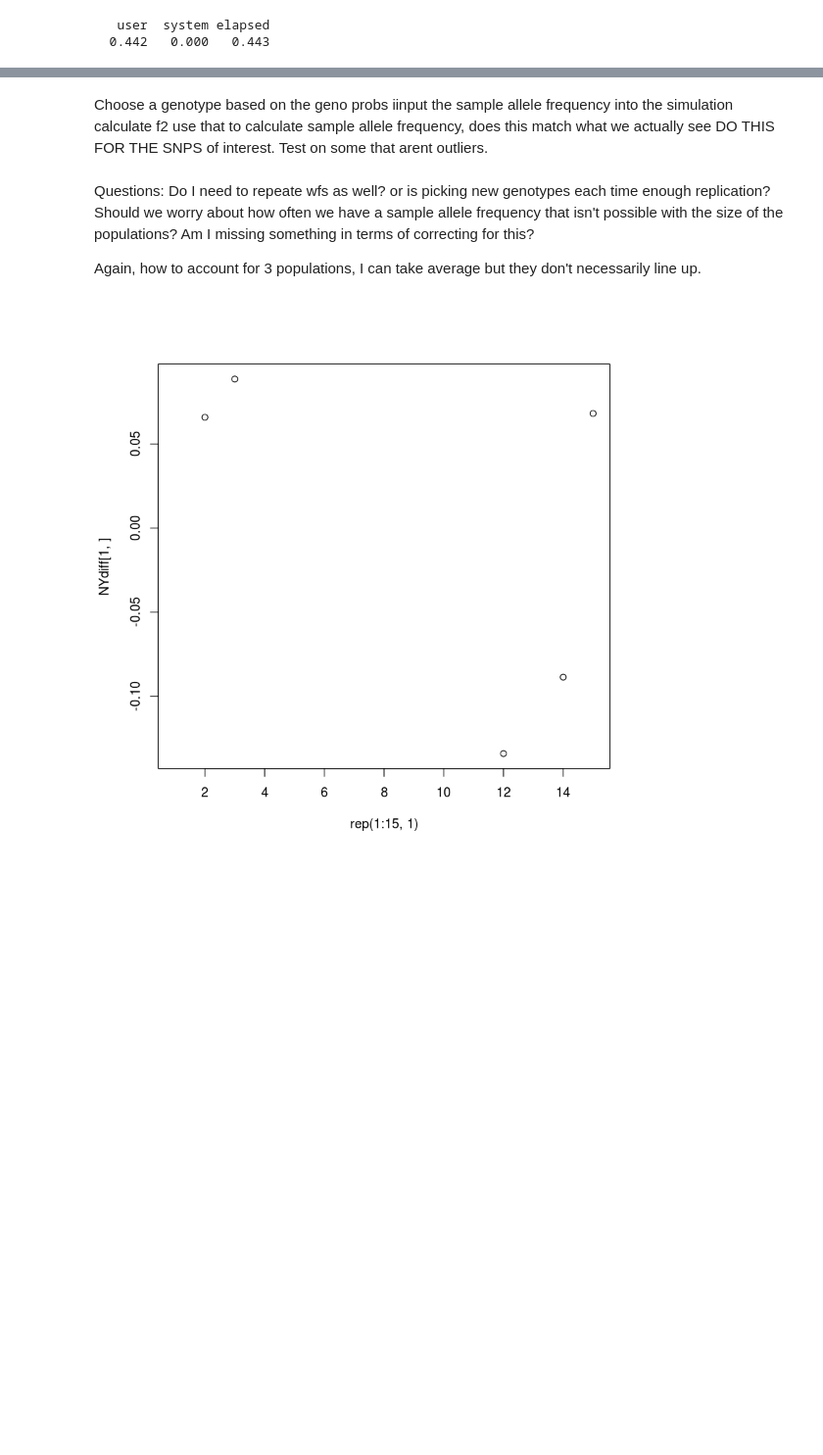
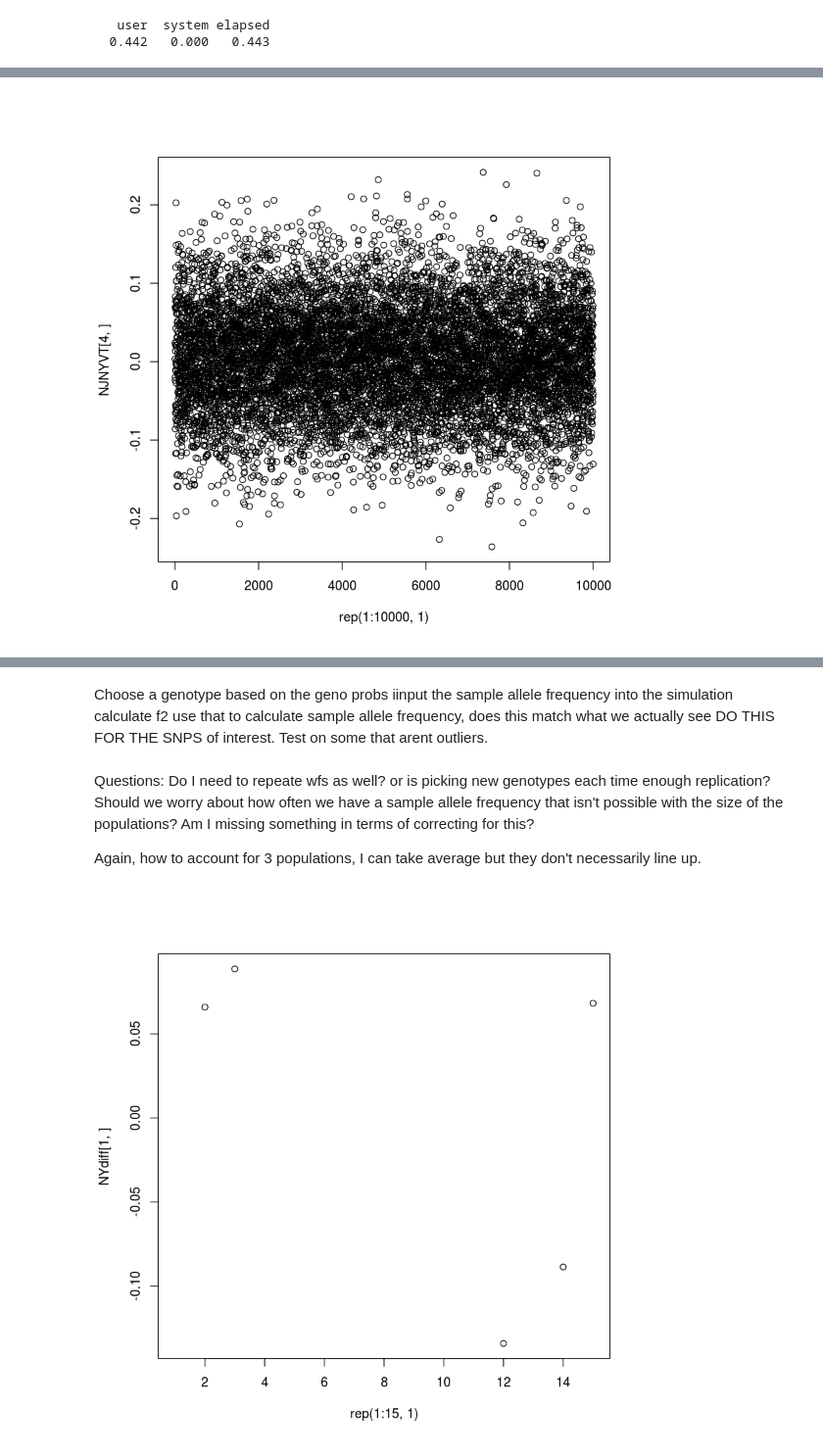
Before and after one commit to sagw/WNS_WGS, a Jupyter notebook: Notebooks/All_AlleleFreqChange.ipynb, the cells around one changed output, grey strips where cells are left out. Shown at 98% size. Saved outputs shown, nothing was run; the diff lists cells and outputs as text; code cells hidden in the pictures; blank space fills up the shorter version.

```diff
--- a/Notebooks/All_AlleleFreqChange.ipynb
+++ b/Notebooks/All_AlleleFreqChange.ipynb
@@ -382,0 +281,4 @@ NJdiff
+# %%
+plot(rep(1:10000,1), NJNYVT[4,])
+# %% [output]
+[figure, added]
```
Also changed, not shown: parts of 30 cells of this notebook.
